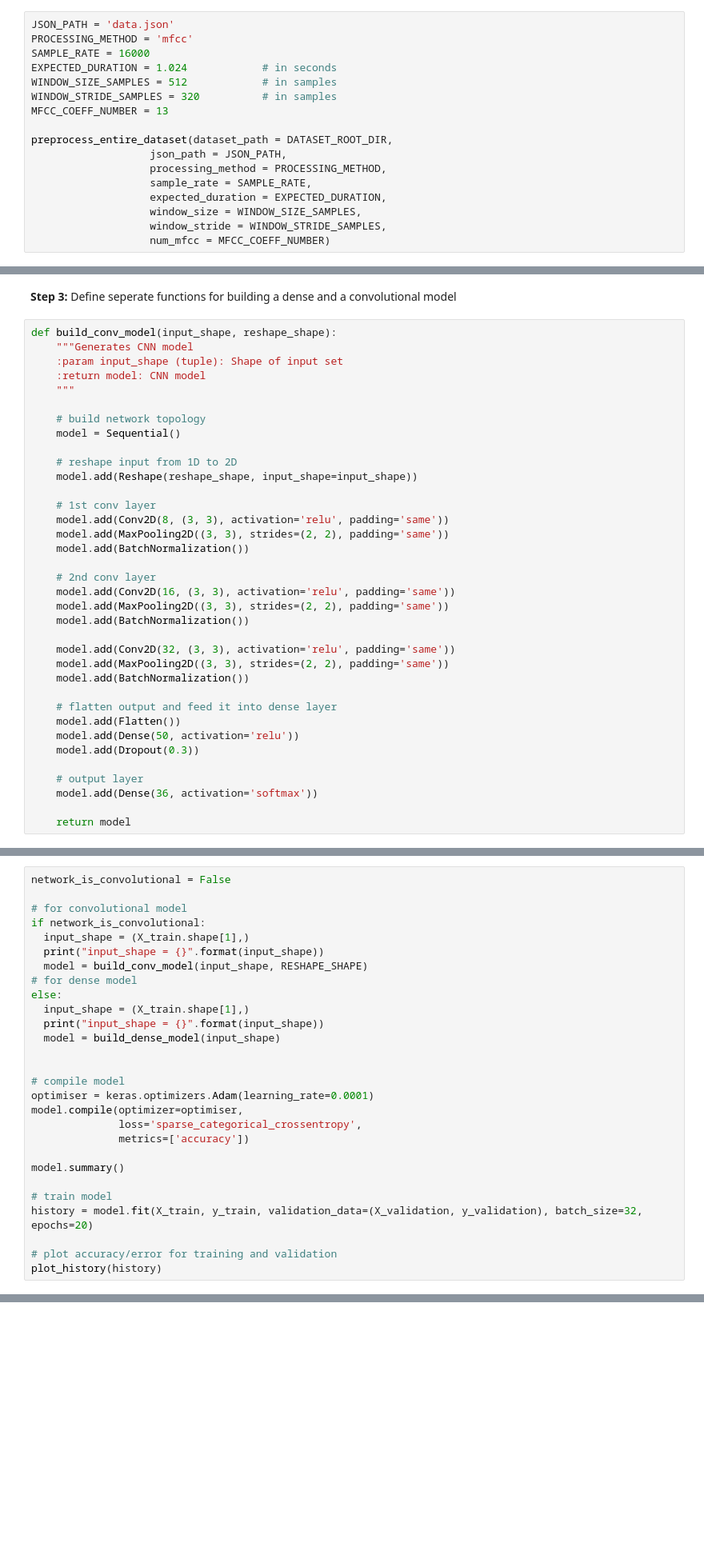
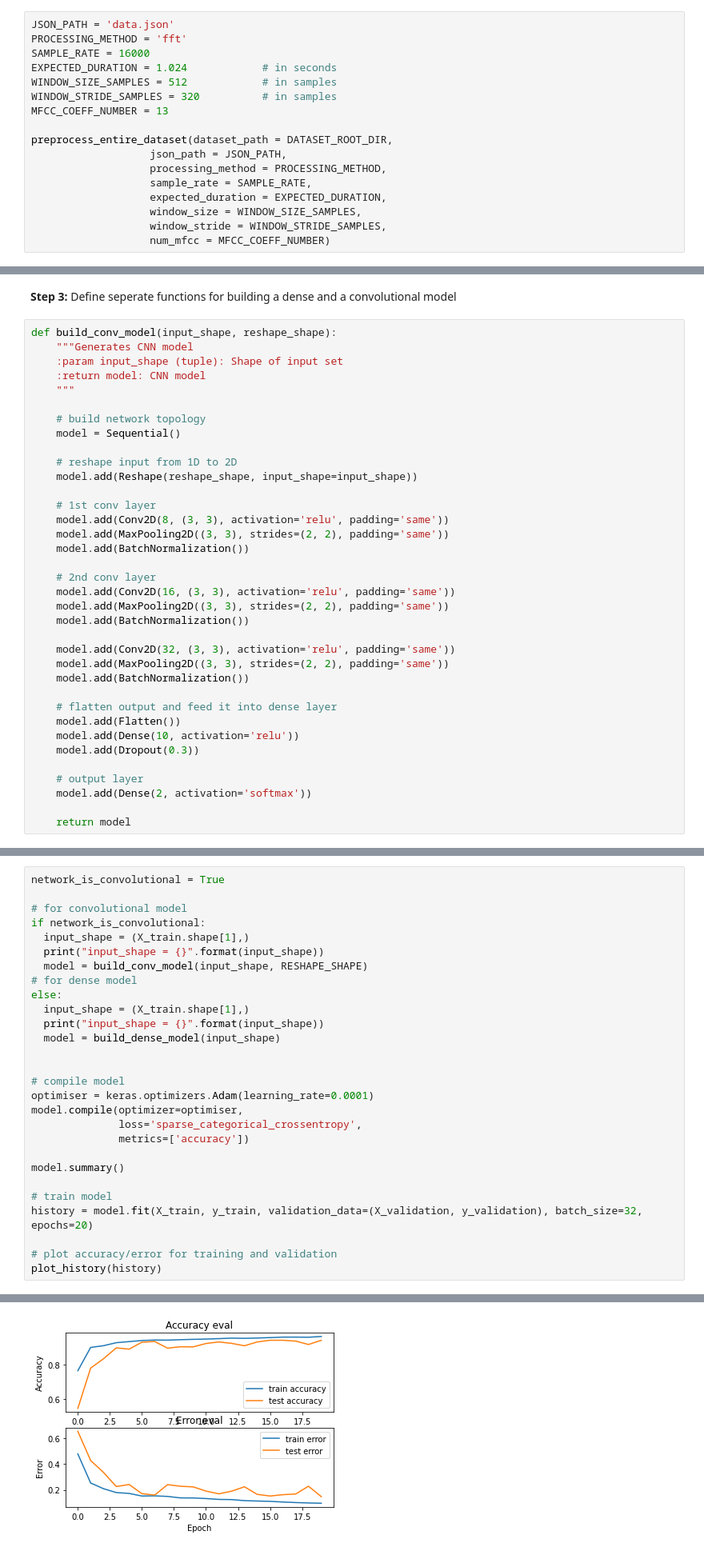
Before and after one commit to andreasfloros/Project-EMILY, a Jupyter notebook: audio_classifier_pipeline.ipynb, the cells around one changed output, grey strips where cells are left out. Shown at 80% size. Saved outputs shown, nothing was run; the diff lists cells and outputs as text; blank space fills up the shorter version.

Commit message:
normalized to -128 to 127 fft yesno model

```diff
--- a/audio_classifier_pipeline.ipynb
+++ b/audio_classifier_pipeline.ipynb
@@ -192,7 +195,7 @@ rm: cannot remove 'audio_data/_background_noise_/README.md': No such file or dir
 **Step 6:** Run the preprocessing function above with the desired parameters
 # %%
 JSON_PATH = 'data.json'
-PROCESSING_METHOD = 'mfcc'
+PROCESSING_METHOD = 'fft'
 SAMPLE_RATE = 16000
 EXPECTED_DURATION = 1.024            # in seconds
 WINDOW_SIZE_SAMPLES = 512            # in samples
@@ -316,11 +301,11 @@ def build_conv_model(input_shape, reshape_shape):
 
     # flatten output and feed it into dense layer
     model.add(Flatten())
-    model.add(Dense(50, activation='relu'))
+    model.add(Dense(10, activation='relu'))
     model.add(Dropout(0.3))
 
     # output layer
-    model.add(Dense(36, activation='softmax'))
+    model.add(Dense(2, activation='softmax'))
 
     return model
 # %%
@@ -416,5 +401,5 @@ print(RESHAPE_SHAPE)
 # %%
-network_is_convolutional = False
+network_is_convolutional = True
 
 # for convolutional model
 if network_is_convolutional:
@@ -464,3 +447,4 @@ KeyboardInterrupt: ignored
+[figure, added]
 # %% [markdown]
 **Step 7:** Define function to predict a single sample
 # %%
```
Also changed, not shown: parts of 13 cells of this notebook.
